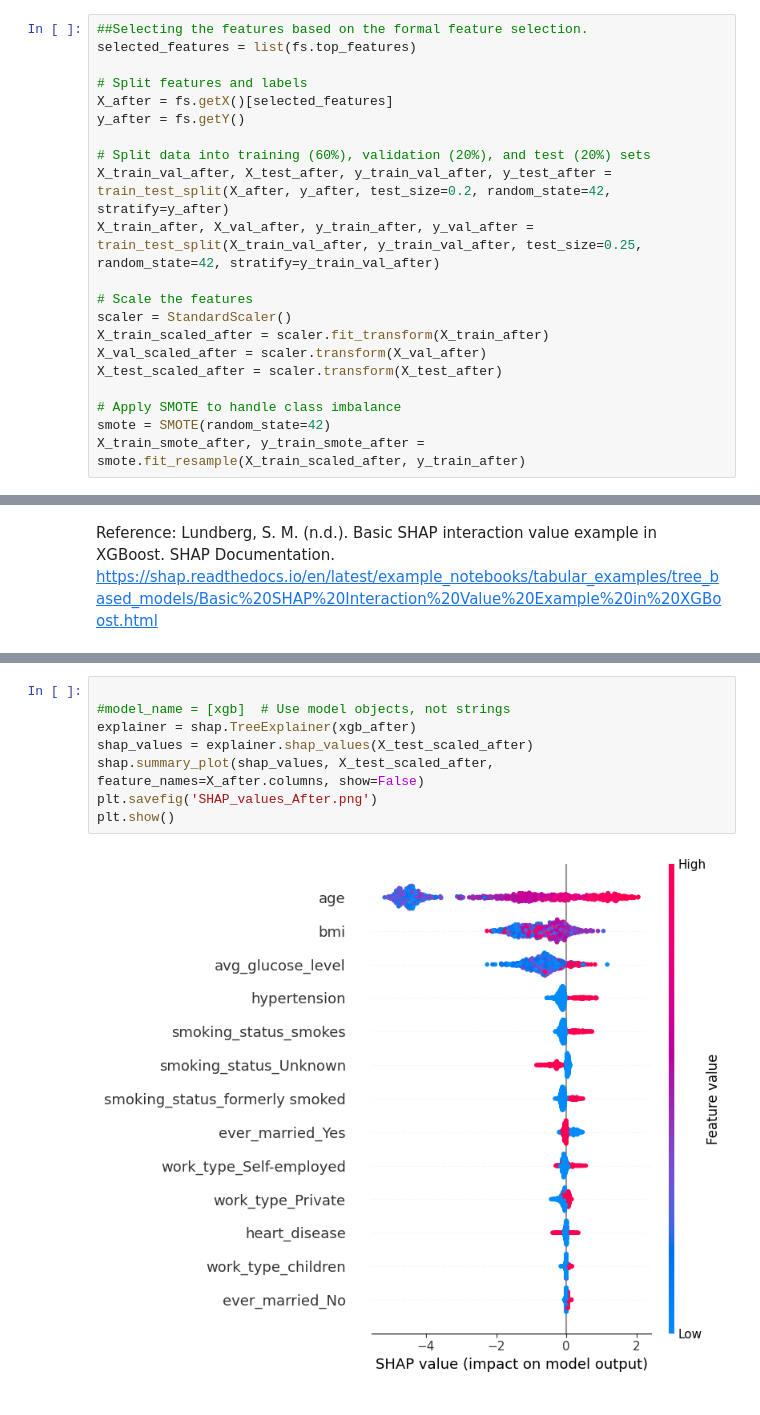
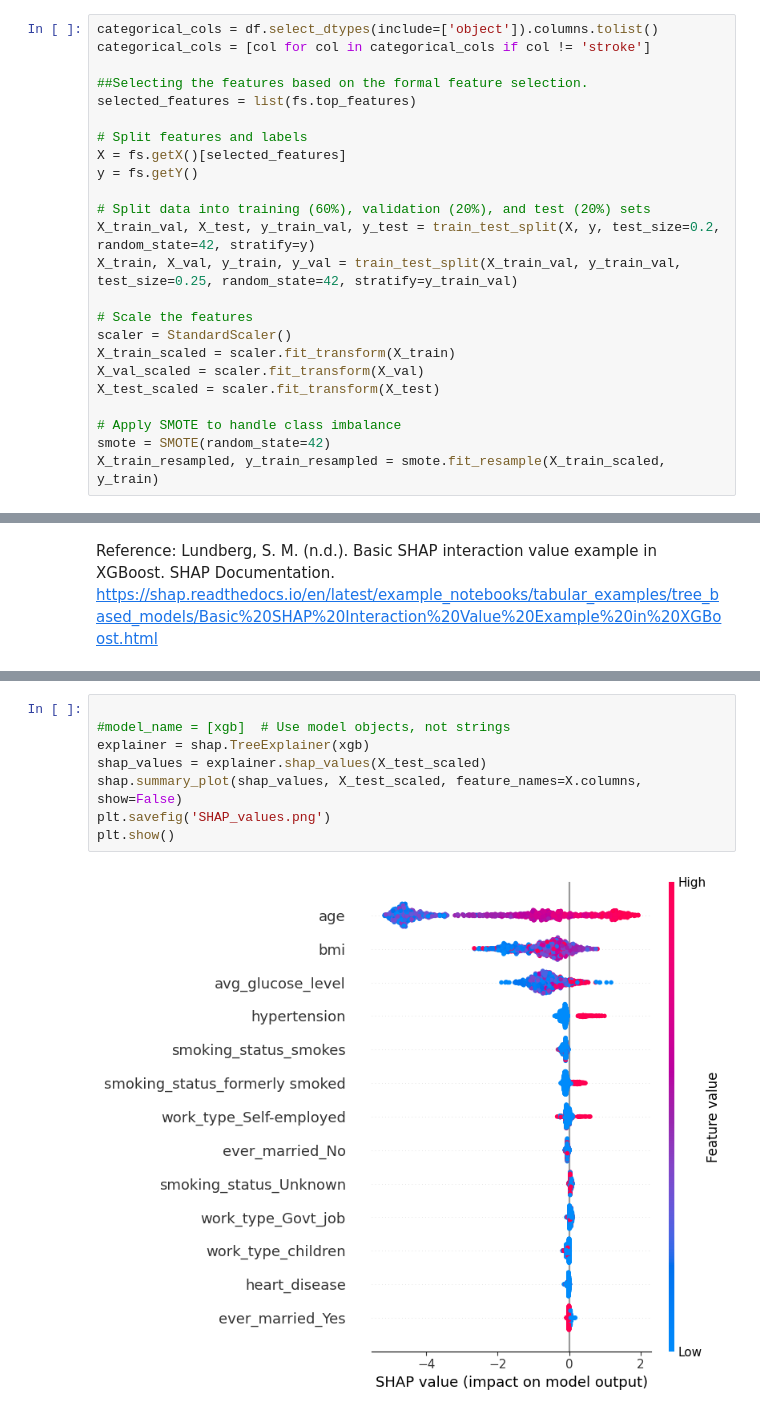
Before and after one commit to Team-6-AAI-501/strokeprediction, a Jupyter notebook: jupyternotebook/aai501StrokePrediction.ipynb, the cells around one changed output, grey strips where cells are left out. Drawn from its saved outputs; the diff is of its cells as text.

Commit message:
Changed scalers

```diff
--- a/jupyternotebook/aai501StrokePrediction.ipynb
+++ b/jupyternotebook/aai501StrokePrediction.ipynb
@@ -280,24 +255,27 @@ X_train_smote_before, y_train_smote_before = smote.fit_resample(X_train_scaled_b
 # %%
+categorical_cols = df.select_dtypes(include=['object']).columns.tolist()
+categorical_cols = [col for col in categorical_cols if col != 'stroke']
+
 ##Selecting the features based on the formal feature selection.
 selected_features = list(fs.top_features)
 
 # Split features and labels
-X_after = fs.getX()[selected_features]
-y_after = fs.getY()
+X = fs.getX()[selected_features]
+y = fs.getY()
 
 # Split data into training (60%), validation (20%), and test (20%) sets
-X_train_val_after, X_test_after, y_train_val_after, y_test_after = train_test_split(X_after, y_after, test_size=0.2, random_state=42, stratify=y_after)
-X_train_after, X_val_after, y_train_after, y_val_after = train_test_split(X_train_val_after, y_train_val_after, test_size=0.25, random_state=42, stratify=y_train_val_after)
+X_train_val, X_test, y_train_val, y_test = train_test_split(X, y, test_size=0.2, random_state=42, stratify=y)
+X_train, X_val, y_train, y_val = train_test_split(X_train_val, y_train_val, test_size=0.25, random_state=42, stratify=y_train_val)
 
 # Scale the features
 scaler = StandardScaler()
-X_train_scaled_after = scaler.fit_transform(X_train_after)
-X_val_scaled_after = scaler.transform(X_val_after)
-X_test_scaled_after = scaler.transform(X_test_after)
+X_train_scaled = scaler.fit_transform(X_train)
+X_val_scaled = scaler.fit_transform(X_val)
+X_test_scaled = scaler.fit_transform(X_test)
 
 # Apply SMOTE to handle class imbalance
 smote = SMOTE(random_state=42)
-X_train_smote_after, y_train_smote_after = smote.fit_resample(X_train_scaled_after, y_train_after)
+X_train_resampled, y_train_resampled = smote.fit_resample(X_train_scaled, y_train)
 # %% [markdown]
 # EDA
 # %% [markdown]
@@ -859,10 +656,10 @@ plt.show()
 # %%
 
 #model_name = [xgb]  # Use model objects, not strings
-explainer = shap.TreeExplainer(xgb_after)
-shap_values = explainer.shap_values(X_test_scaled_after)
-shap.summary_plot(shap_values, X_test_scaled_after, feature_names=X_after.columns, show=False)
-plt.savefig('SHAP_values_After.png')
+explainer = shap.TreeExplainer(xgb)
+shap_values = explainer.shap_values(X_test_scaled)
+shap.summary_plot(shap_values, X_test_scaled, feature_names=X.columns, show=False)
+plt.savefig('SHAP_values.png')
 plt.show()
 # %% [output]
-[figure, old version]
+[figure, new version]
```
Also changed, not shown: parts of 19 cells of this notebook, 5 other files.
